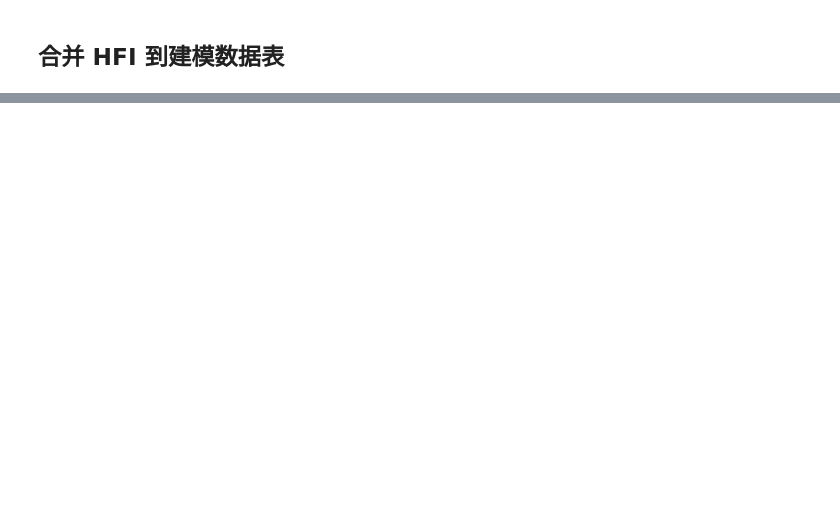
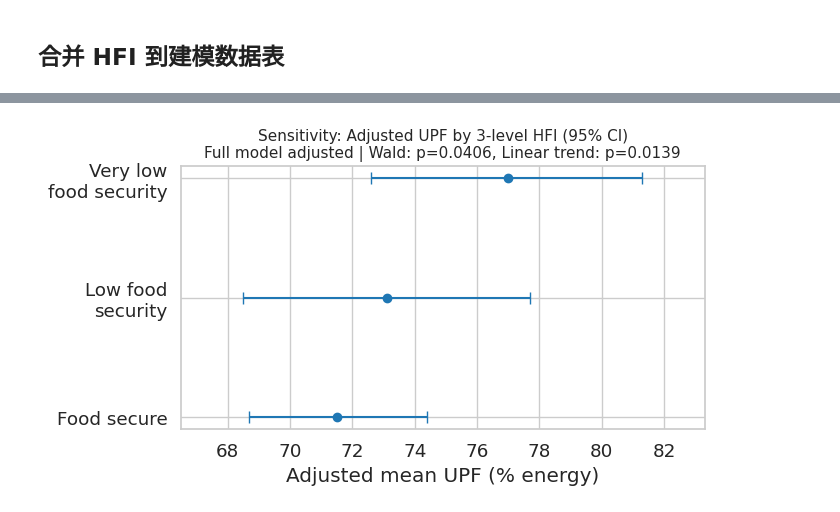
Before and after one commit to NINGTANG1124/UPF-HFI, a Jupyter notebook: notebooks/modeling.ipynb, the cells around one changed output, grey strips where cells are left out. Drawn from its saved outputs; the diff is of its cells as text; code cells hidden in the pictures; blank space fills up the shorter version.

```diff
--- a/notebooks/modeling.ipynb
+++ b/notebooks/modeling.ipynb
@@ -809,0 +532,28 @@ top_table
+# %%
+fig, ax = plt.subplots(figsize=(7, 4))  # 宽一点
+
+x = np.arange(len(adj_df))
+ax.errorbar(adj_df["adj_mean"], x,
+            xerr=[adj_df["adj_mean"]-adj_df["lo"], adj_df["hi"]-adj_df["adj_mean"]],
+            fmt='o', capsize=4, markersize=6, color='tab:blue')
+
+ax.set_yticks(x)
+ax.set_yticklabels(["Food secure", "Low food\nsecurity", "Very low\nfood security"])
+ax.set_xlabel("Adjusted mean UPF (% energy)")
+
+# 自动设置范围，让数据不挤边
+xmin = adj_df["lo"].min() - 2
+xmax = adj_df["hi"].max() + 2
+ax.set_xlim(xmin, xmax)
+
+# 标题分两行，把 p 值移上去
+ax.set_title(
+    "Sensitivity: Adjusted UPF by 3-level HFI (95% CI)\n"
+    f"Full model adjusted | Wald: p={wald_p:.4f}, Linear trend: p={trend_p:.4f}",
+    fontsize=11
+)
+
+plt.tight_layout()
+plt.show()
+# %% [output]
+[figure, added]
```
Also changed, not shown: parts of 66 cells of this notebook.
